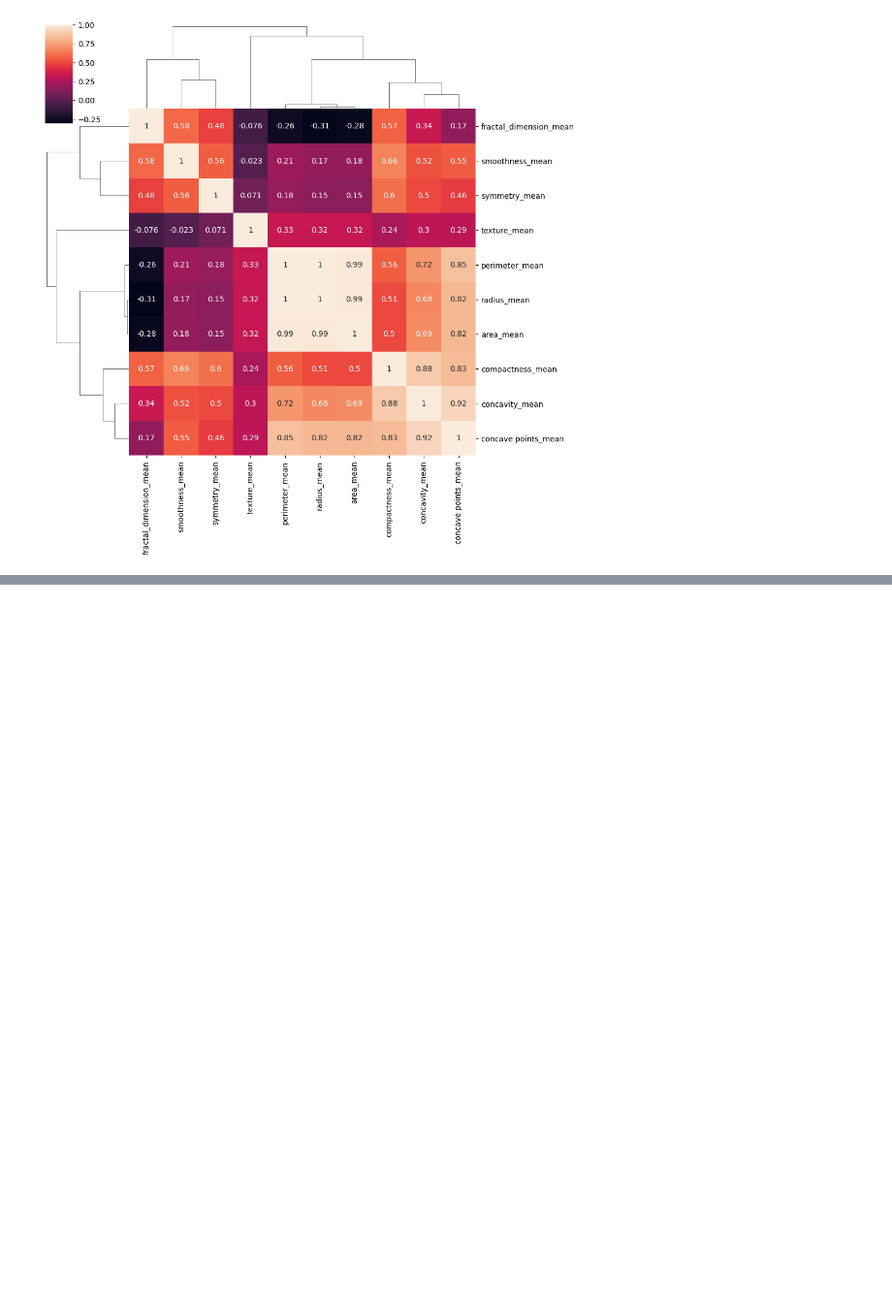
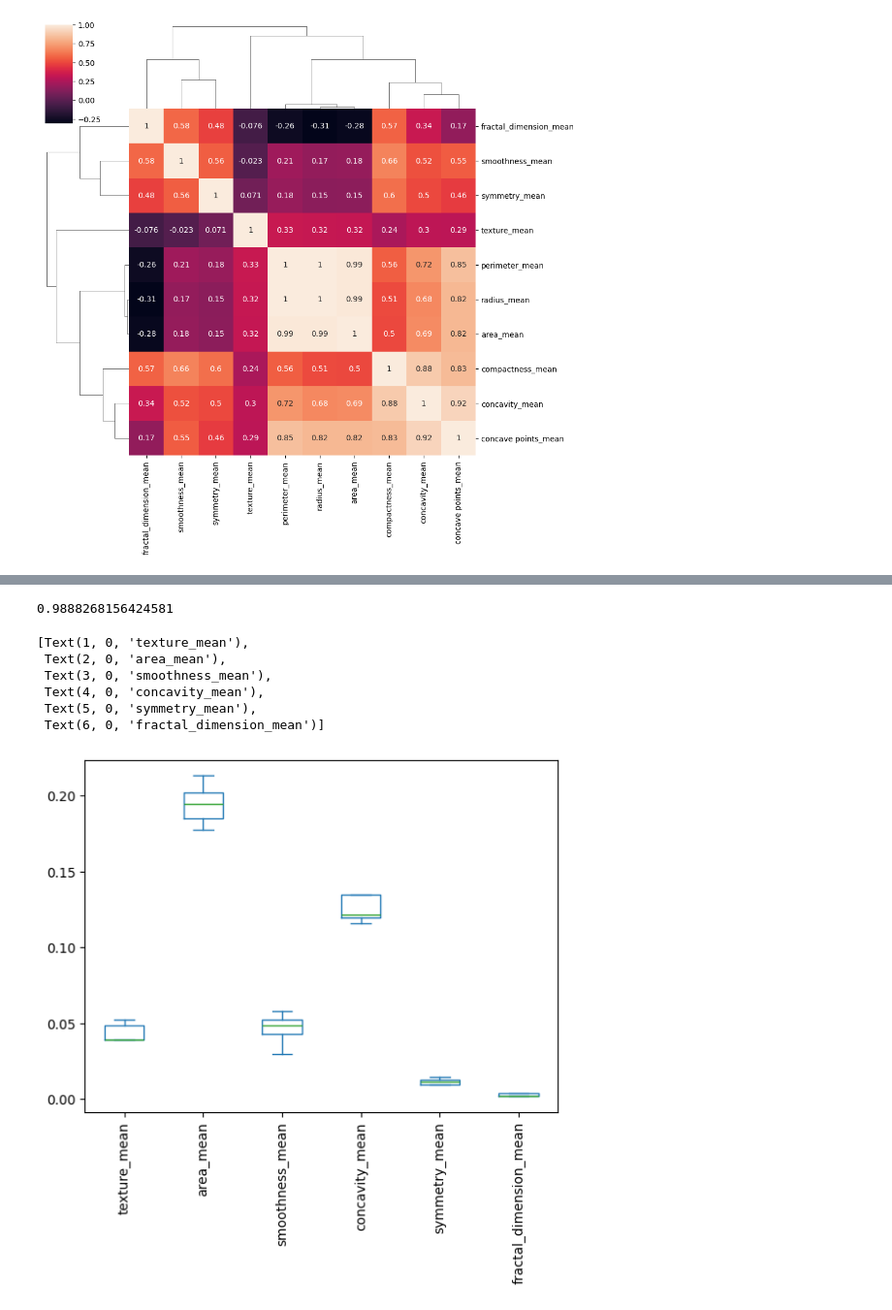
Before and after one commit to kzoltowska/Machine_Learning_Breast_Cancer_Data, a Jupyter notebook: Machine_learning_classifiers.ipynb, the cells around one changed output, grey strips where cells are left out. Shown: that part at 97% size. Drawn from its saved outputs; the diff is of its cells as text; code cells hidden in the pictures; blank space fills up the shorter version.

```diff
--- a/Machine_learning_classifiers.ipynb
+++ b/Machine_learning_classifiers.ipynb
@@ -243,0 +313,29 @@ scores_f.sort_values(by="Accuracy", ascending=False)
+# %%
+pipe=make_pipeline(StandardScaler(), RandomForestClassifier(random_state=42,
+                                                            bootstrap=False,
+                                                            criterion="entropy",
+                                                            max_features="sqrt",
+                                                            min_samples_leaf=1,
+                                                            min_samples_split=4
+                                                            ))
+pipe.fit(X_train_f, Y_train_f)
+prediction=pipe.predict(X_test_f)
+accuracy_score(prediction, Y_test_f)
+# %% [output]
+0.9888268156424581
+# %%
+importance_f=permutation_importance(pipe, X_train_f, Y_train_f,random_state=42)
+importances_f_df=pd.DataFrame(importance_f["importances"].T)
+importances_f_df.columns=X_train_f.columns
+# %%
+ax=importances_f_df.plot.box()
+ax.set_xticklabels(list(importances_f_df.columns), rotation=90)
+#After removing correlating features and rerunning feature importances, mean area and concavity mean appeared to be the most important features classifying breast cancer
+# %% [output]
+[Text(1, 0, 'texture_mean'),
+ Text(2, 0, 'area_mean'),
+ Text(3, 0, 'smoothness_mean'),
+ Text(4, 0, 'concavity_mean'),
+ Text(5, 0, 'symmetry_mean'),
+ Text(6, 0, 'fractal_dimension_mean')]
+[figure, added]
```
Also changed, not shown: parts of 15 cells of this notebook.
